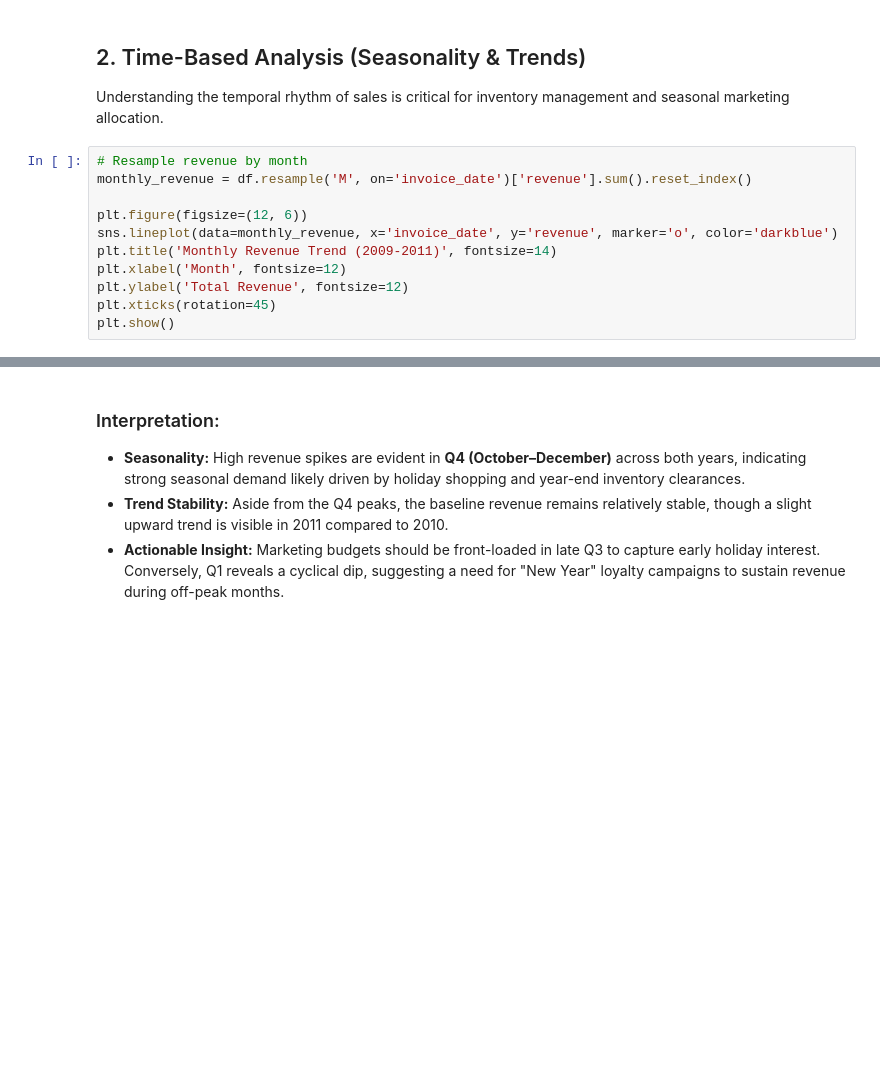
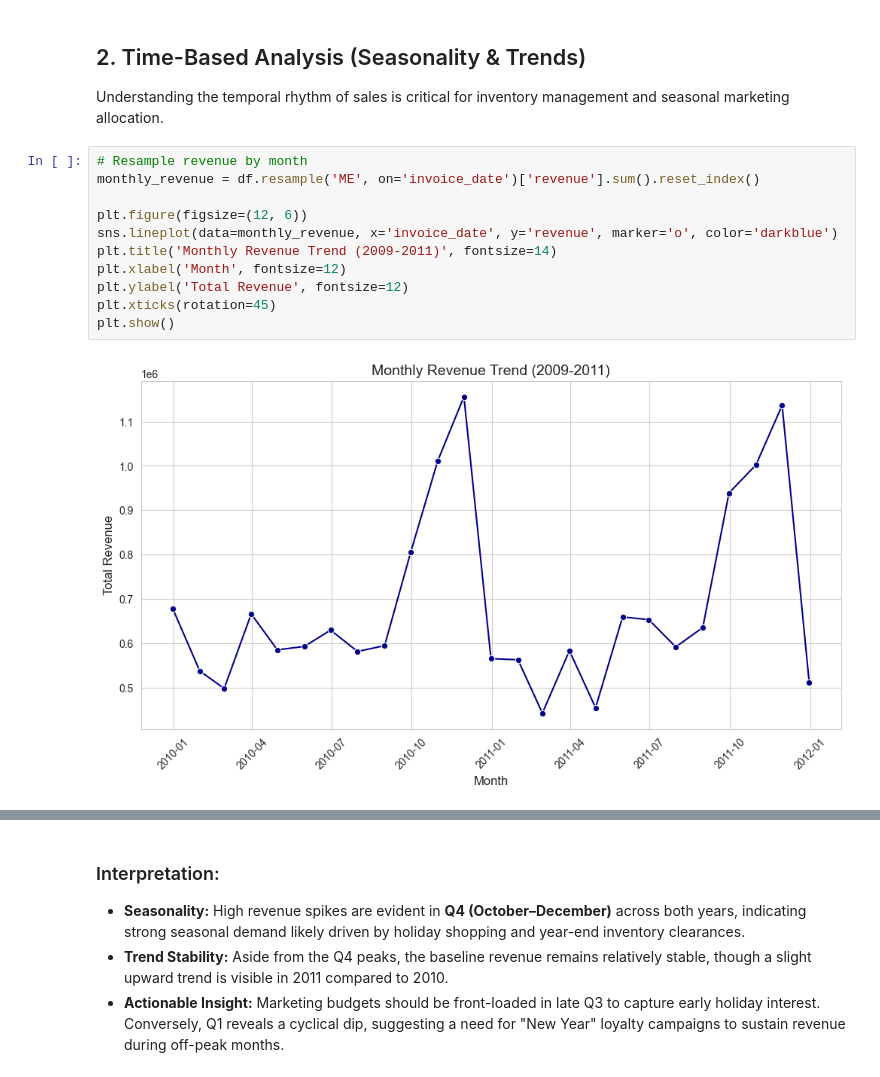
Before and after one commit to Srishtyshree/Team_G_RetailCustomerSegmentation, a Jupyter notebook: notebooks/03_eda.ipynb, the cells around one changed output, grey strips where cells are left out. Cells and saved outputs as stored; diff of their text form; blank space fills up the shorter version.

Commit message:
feat(EDA): add deep business analysis with temporal trends, customer behavior insights, and revenue concentration patterns

```diff
--- a/notebooks/03_eda.ipynb
+++ b/notebooks/03_eda.ipynb
@@ -38,12 +38,14 @@ df['revenue'] = df['quantity'] * df['unit_price']
 Understanding the temporal rhythm of sales is critical for inventory management and seasonal marketing allocation.
 # %%
 # Resample revenue by month
-monthly_revenue = df.resample('M', on='invoice_date')['revenue'].sum().reset_index()
+monthly_revenue = df.resample('ME', on='invoice_date')['revenue'].sum().reset_index()
 
 plt.figure(figsize=(12, 6))
 sns.lineplot(data=monthly_revenue, x='invoice_date', y='revenue', marker='o', color='darkblue')
 plt.title('Monthly Revenue Trend (2009-2011)', fontsize=14)
 plt.xlabel('Month', fontsize=12)
 plt.ylabel('Total Revenue', fontsize=12)
 plt.xticks(rotation=45)
 plt.show()
+# %% [output]
+[figure, added]
```
Also changed, not shown: parts of 9 cells of this notebook.
